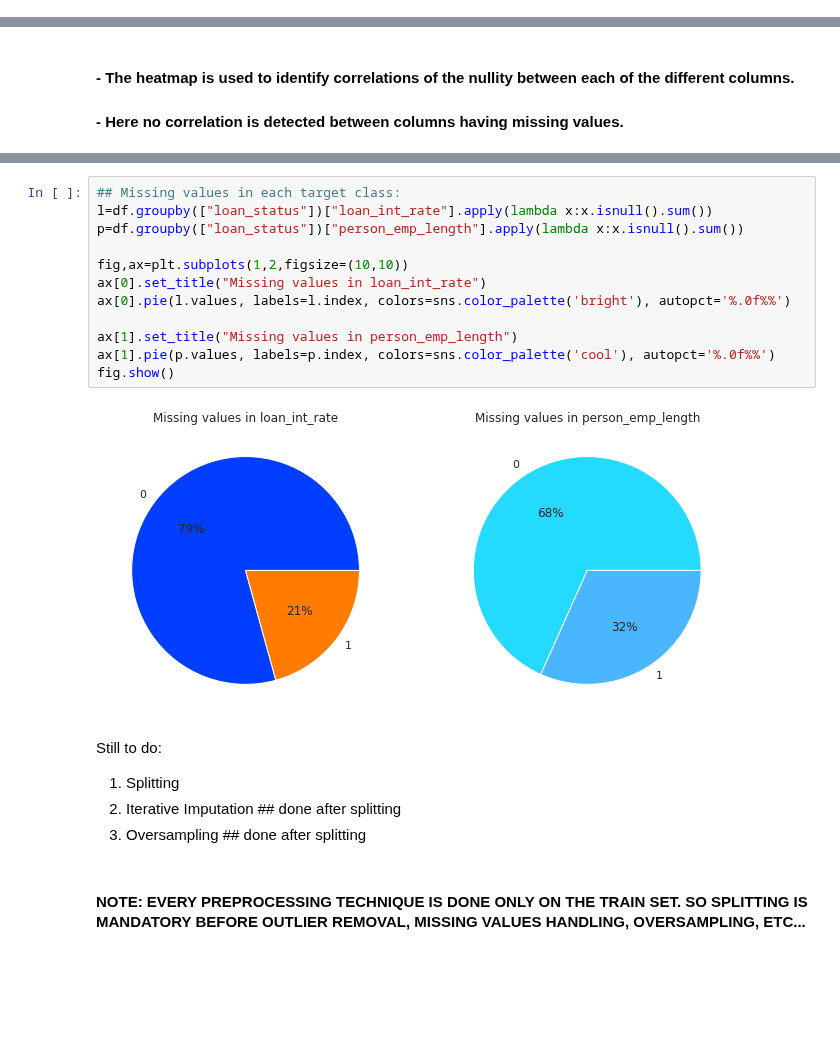
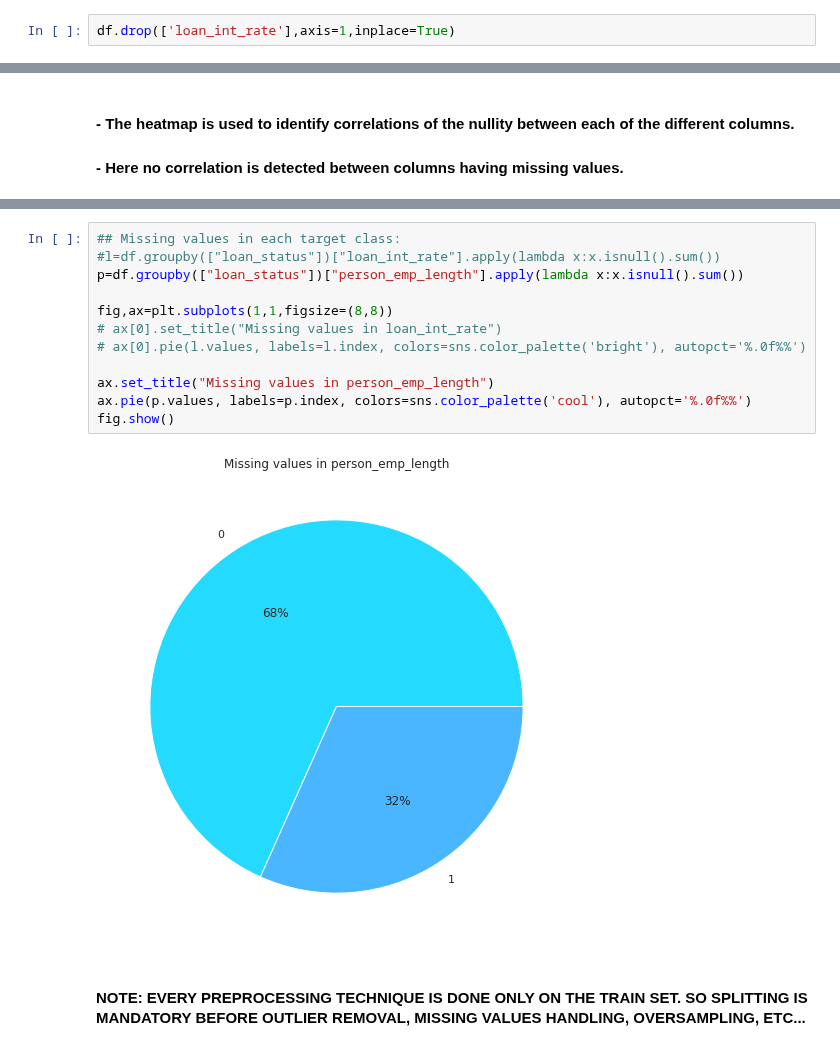
Before and after one commit to s-ravi18/Kaggle-Notebooks, a Jupyter notebook: credit-risk-analysis-redo.ipynb, the cells around one changed output, grey strips where cells are left out. Cells and saved outputs as stored; diff of their text form; blank space fills up the shorter version.

```diff
--- a/credit-risk-analysis-redo.ipynb
+++ b/credit-risk-analysis-redo.ipynb
@@ -254,0 +244,2 @@ The CATEGORICAL columns are:
+# %%
+df.drop(['loan_int_rate'],axis=1,inplace=True)
@@ -366,23 +370,17 @@ msno.heatmap(df)
 # %%
 ## Missing values in each target class:
-l=df.groupby(["loan_status"])["loan_int_rate"].apply(lambda x:x.isnull().sum())
+#l=df.groupby(["loan_status"])["loan_int_rate"].apply(lambda x:x.isnull().sum())
 p=df.groupby(["loan_status"])["person_emp_length"].apply(lambda x:x.isnull().sum())
 
-fig,ax=plt.subplots(1,2,figsize=(10,10))
-ax[0].set_title("Missing values in loan_int_rate")
-ax[0].pie(l.values, labels=l.index, colors=sns.color_palette('bright'), autopct='%.0f%%')
+fig,ax=plt.subplots(1,1,figsize=(8,8))
+# ax[0].set_title("Missing values in loan_int_rate")
+# ax[0].pie(l.values, labels=l.index, colors=sns.color_palette('bright'), autopct='%.0f%%')
 
-ax[1].set_title("Missing values in person_emp_length")
-ax[1].pie(p.values, labels=p.index, colors=sns.color_palette('cool'), autopct='%.0f%%')
+ax.set_title("Missing values in person_emp_length")
+ax.pie(p.values, labels=p.index, colors=sns.color_palette('cool'), autopct='%.0f%%')
 fig.show()
 # %% [output]
-[figure, old version]
+[figure, new version]
-# %% [markdown]
-Still to do:
-
-1. Splitting
-2. Iterative Imputation   ## done after splitting
-3. Oversampling  ## done after splitting
 # %% [markdown]
 #### NOTE: EVERY PREPROCESSING TECHNIQUE IS DONE ONLY ON THE TRAIN SET. SO SPLITTING IS MANDATORY BEFORE OUTLIER REMOVAL, MISSING VALUES HANDLING, OVERSAMPLING, ETC...
 # %% [markdown]
```
Also changed, not shown: parts of 62 cells of this notebook.
